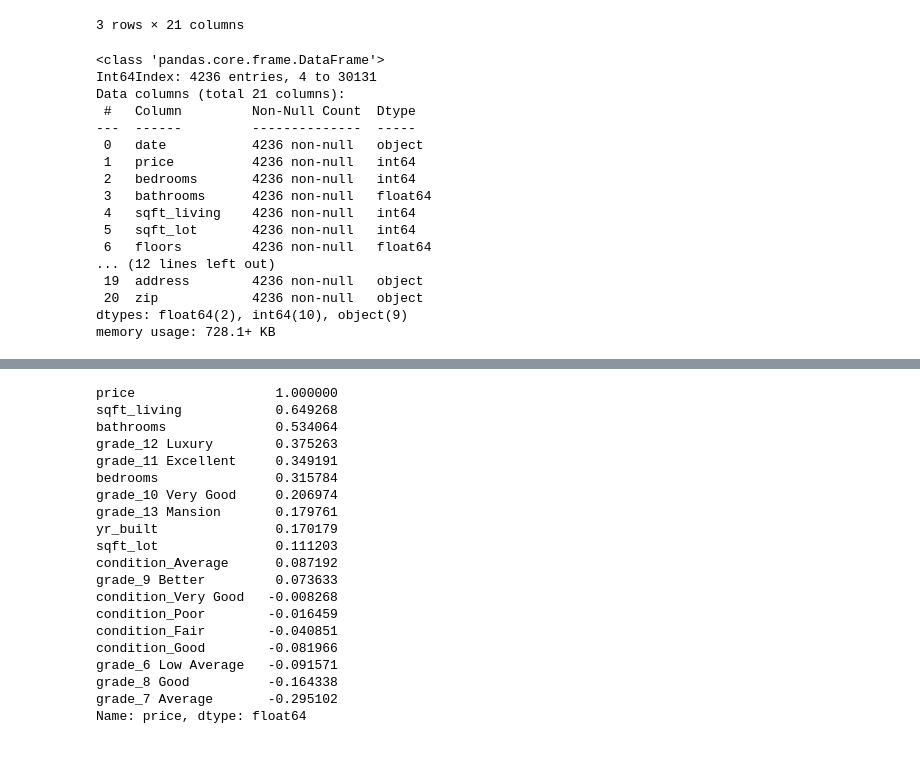
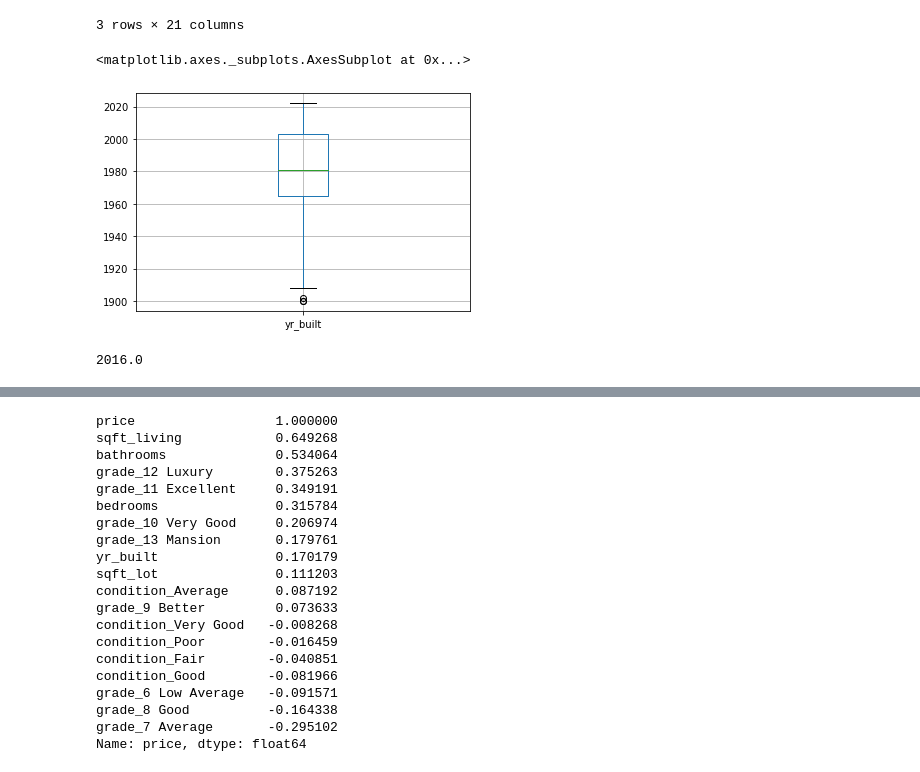
Before and after one commit to parkerdeshazo/Phase-2-Project, a Jupyter notebook: Working_Notebook.ipynb, the cells around one changed output, grey strips where cells are left out. Drawn from its saved outputs; the diff is of its cells as text; code cells hidden in the pictures.

Commit message:
working notebook changes 2/13/2023

```diff
--- a/Working_Notebook.ipynb
+++ b/Working_Notebook.ipynb
@@ -13,3 +11,9 @@ data=pd.read_csv('data/kc_house_data.csv')
+# %%
+#Jupyter notebook
+#data=pd.read_csv('data/kc_house_data.csv')
+
+#Google Colab
+data=pd.read_csv('/content/sample_data/Project 2 data/kc_house_data.csv')
 # %%
 y = data['price']
 X = pd.get_dummies(data[['sewer_system','heat_source','grade','condition']])
@@ -123,21 +73,12 @@ nice_houses.head(3)
 3 rows × 21 columns
 # %%
 nice_houses.info()
-# %% [output]
-<class 'pandas.core.frame.DataFrame'>
-Int64Index: 4236 entries, 4 to 30131
-Data columns (total 21 columns):
- #   Column         Non-Null Count  Dtype
----  ------         --------------  -----
- 0   date           4236 non-null   object
- 1   price          4236 non-null   int64
- 2   bedrooms       4236 non-null   int64
- 3   bathrooms      4236 non-null   float64
- 4   sqft_living    4236 non-null   int64
- 5   sqft_lot       4236 non-null   int64
- 6   floors         4236 non-null   float64
-... (12 lines left out)
- 19  address        4236 non-null   object
- 20  zip            4236 non-null   object
-dtypes: float64(2), int64(10), object(9)
-memory usage: 728.1+ KB
+# %%
+nice_houses.boxplot('yr_built')
+# %% [output]
+<matplotlib.axes._subplots.AxesSubplot at 0x...>
+[figure, added]
+# %%
+nice_houses.yr_built.quantile(0.9)
+# %% [output]
+2016.0
```
Also changed, not shown: parts of 7 cells of this notebook.
